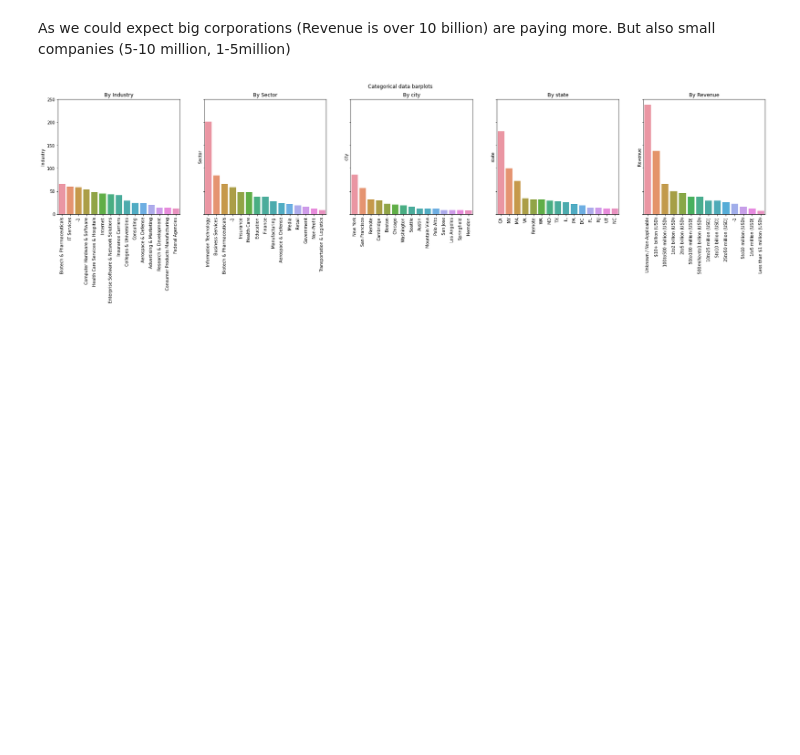
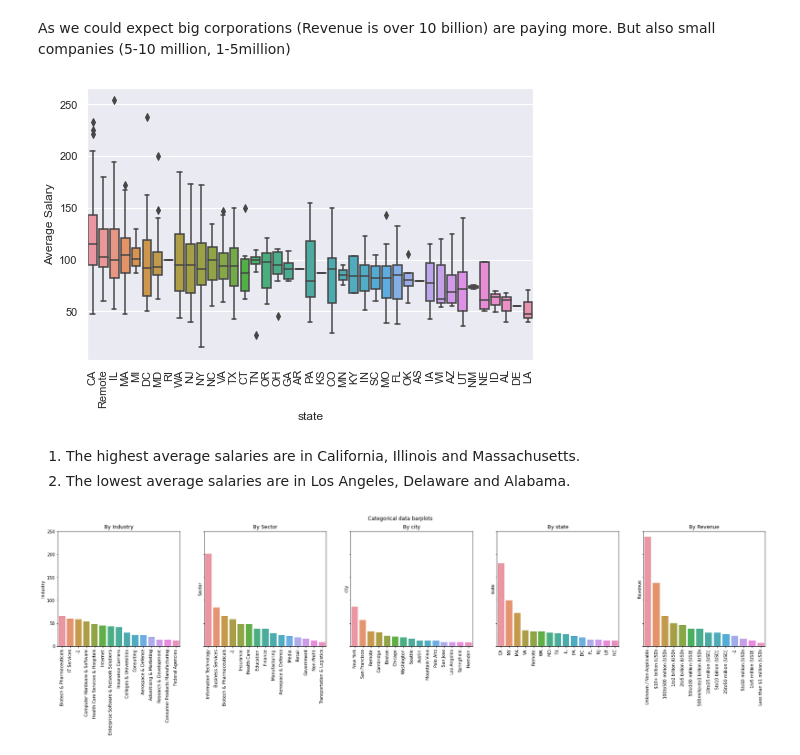
Before and after one commit to vytautasmu/Python_mokymai, a Jupyter notebook: final_work_vcs.ipynb, the cells around one changed output. Drawn from its saved outputs; the diff is of its cells as text; code cells hidden in the pictures; blank space fills up the shorter version.

```diff
--- a/final_work_vcs.ipynb
+++ b/final_work_vcs.ipynb
@@ -425,6 +386,15 @@ ax.set_xticklabels(ax.get_xticklabels(), rotation=90);
 [figure]
 # %% [markdown]
 As we could expect big corporations (Revenue is over 10 billion) are paying more. But also small companies (5-10 million, 1-5million)
+# %%
+sorted_sc = df_master.groupby(['state'])['Average Salary'].mean().sort_values(ascending=False)
+ax = sns.boxplot(x=df_master['state'], y=df_master['Average Salary'], order=list(sorted_sc.index))
+ax.set_xticklabels(ax.get_xticklabels(), rotation=90);
+# %% [output]
+[figure, added]
+# %% [markdown]
+1. The highest average salaries are in California, Illinois and Massachusetts.
+2. The lowest average salaries are in Los Angeles, Delaware and Alabama.
 # %%
 cat_df = df_master[['Industry', 'Sector', 'Revenue', 'hourly', 'employer_provided', 'city', 'state', 'python', 'r_studio', 'sql', 'javascript', 'spark', 'excel', 'hadoop', 'aws', 'scala', 'power_bi','tableau','seniority','job_title_norm', 'mle']]
 # %%
```
Also changed, not shown: parts of 38 cells of this notebook.
